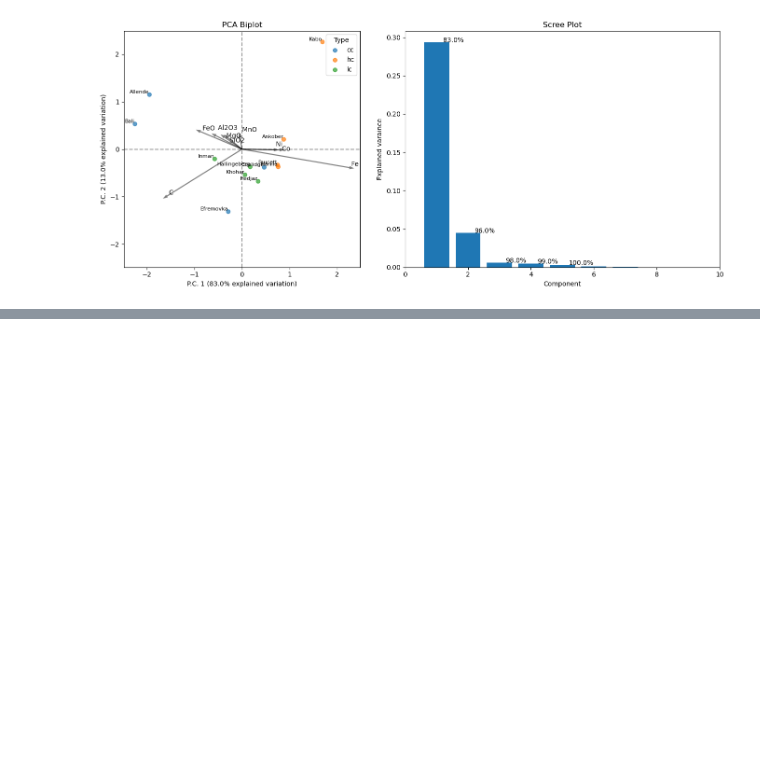
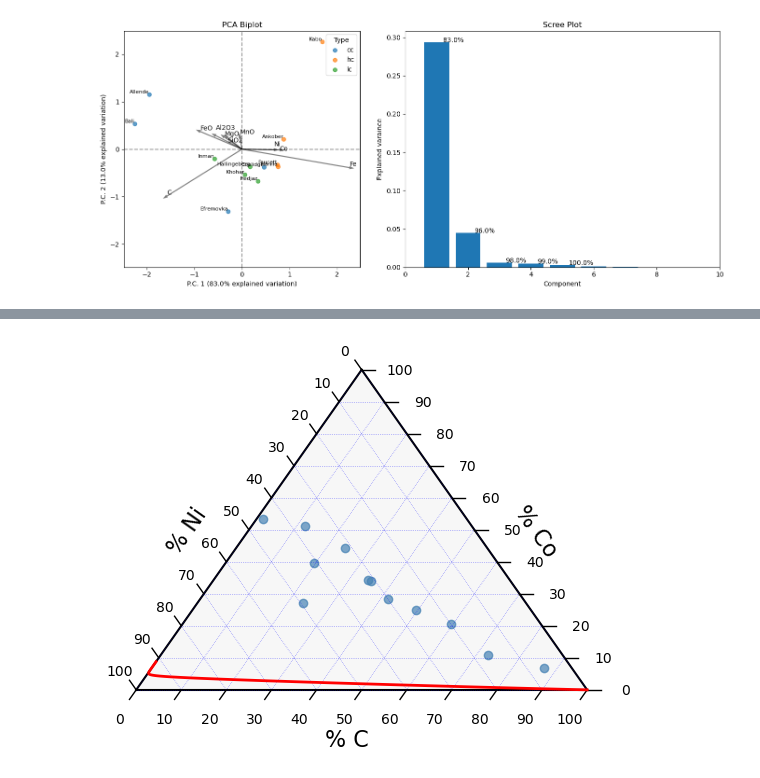
Before and after one commit to AntonWangDTU/coda_exam, a Jupyter notebook: src/2-meteorites.ipynb, the cells around one changed output, grey strips where cells are left out. Drawn from its saved outputs; the diff is of its cells as text; code cells hidden in the pictures; blank space fills up the shorter version.

```diff
--- a/src/2-meteorites.ipynb
+++ b/src/2-meteorites.ipynb
@@ -163,0 +364,36 @@ plt.show()
+# %%
+import numpy as np
+
+# Select Ni, Co, C data and close to 100
+Ni_Co_C = data[['Ni', 'Co', 'C']].coda.closure(100)
+
+# Run SVD on centered + CLR data
+scores, eig_val, loadings = coda.pca._svd(Ni_Co_C.coda.center().coda.clr())
+explained_var = eig_val / np.sum(eig_val)
+
+# Get geometric mean (before centering)
+gm = Ni_Co_C.coda.gmean()
+
+# Get PC1 vector
+PC1 = loadings.iloc[0, 0:3]
+
+# Sweep alpha range to generate the PC1 line
+alpha_range = np.linspace(-3, 3, 100)
+compositional_line = []
+for alpha in alpha_range:
+    perturbed = np.exp(alpha * PC1) * gm
+    closed = perturbed / np.sum(perturbed) * 100
+    compositional_line.append(closed)
+compositional_line = np.array(compositional_line)
+
+# Plot using your simple ternary function
+tax = plot.ternary(Ni_Co_C, center=True)
+
+# Add the PC1 line (reorder columns to match ternary: C, Co, Ni)
+line_points = compositional_line[:, [2, 1, 0]].tolist()
+tax.plot(line_points, color='red', linewidth=2)
+
+# Show plot
+tax.show()
+# %% [output]
+[figure, added]
```
Also changed, not shown: parts of 11 cells of this notebook, 5 other files.
